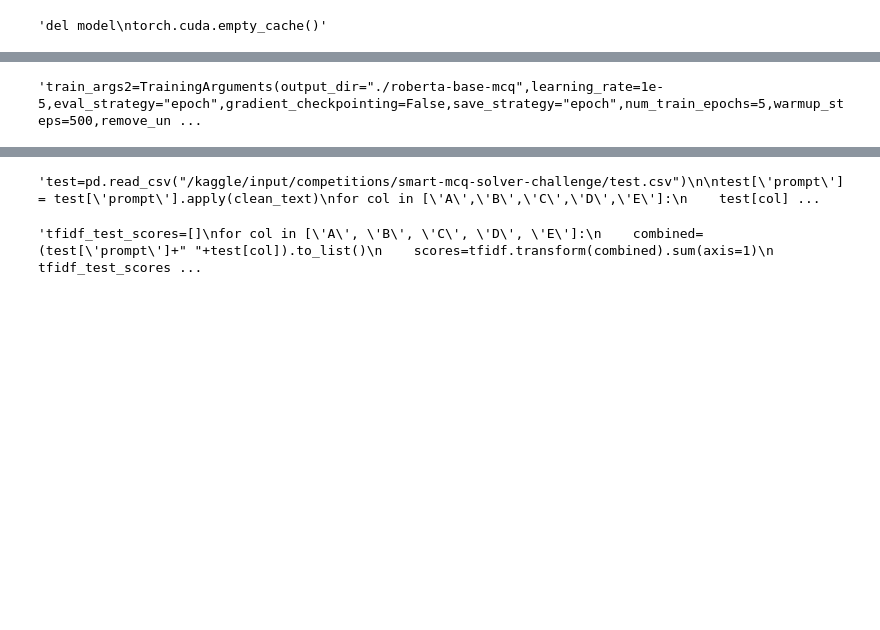
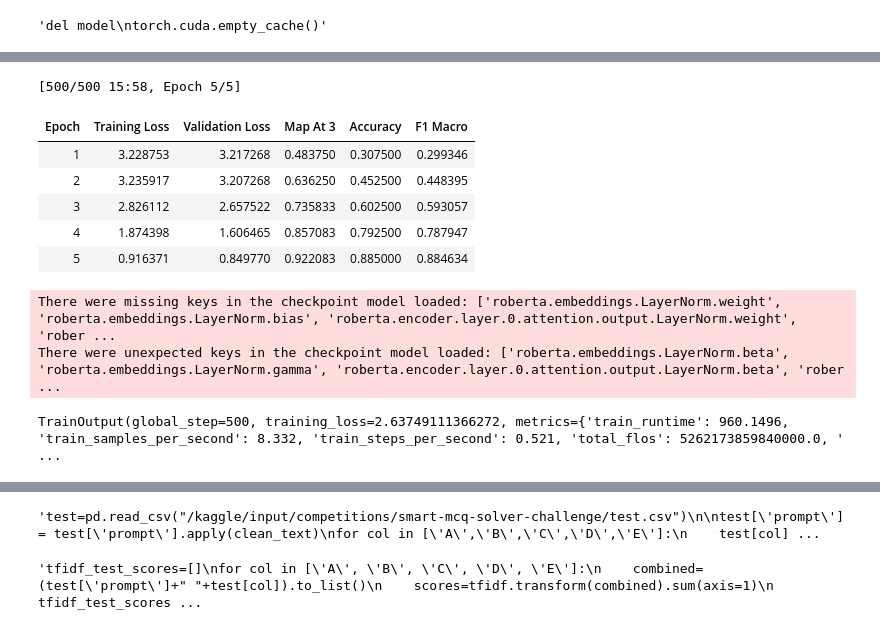
Before and after one commit to 24f2002314/DL-24f2002314-notebook-t22026, a Jupyter notebook: DL-24f2002314-notebook-t22026.ipynb, the cells around one changed output, grey strips where cells are left out. Saved outputs shown, nothing was run; the diff lists cells and outputs as text; code cells hidden in the pictures; blank space fills up the shorter version.

```diff
--- a/DL-24f2002314-notebook-t22026.ipynb
+++ b/DL-24f2002314-notebook-t22026.ipynb
@@ -813,8 +811,17 @@ TrainOutput(global_step=600, training_loss=1.42421143271029, metrics={'train_run
 # %%
-"""train_args2=TrainingArguments(output_dir="./roberta-base-mcq",learning_rate=1e-5,eval_strategy="epoch",gradient_checkpointing=False,save_strategy="epoch",num_train_epochs=5,warmup_steps=500,remove_unused_columns=False,max_grad_norm=1.0,
+train_args2=TrainingArguments(output_dir="./roberta-base-mcq",learning_rate=1e-5,eval_strategy="epoch",gradient_checkpointing=False,save_strategy="epoch",num_train_epochs=5,warmup_steps=500,remove_unused_columns=False,max_grad_norm=1.0,
                              fp16=False,weight_decay=0.01,logging_steps=10,metric_for_best_model="map_at_3",per_device_train_batch_size=8,per_device_eval_batch_size=8,load_best_model_at_end=True)
 
 trainer2=Trainer(model=model2,args=train_args2,train_dataset=processed_train2,eval_dataset=processed_val2,compute_metrics=compute_metrics)
-trainer2.train()"""
+trainer2.train()
 # %% [output]
-'train_args2=TrainingArguments(output_dir="./roberta-base-mcq",learning_rate=1e-5,eval_strategy="epoch",gradient_checkpointing=False,save_strategy="epoch",num_train_epochs=5,warmup_steps=500,remove_un ...
+[500/500 15:58, Epoch 5/5]
+| Epoch | Training Loss | Validation Loss | Map At 3 | Accuracy | F1 Macro |
+| 1 | 3.228753 | 3.217268 | 0.483750 | 0.307500 | 0.299346 |
+| 2 | 3.235917 | 3.207268 | 0.636250 | 0.452500 | 0.448395 |
+| 3 | 2.826112 | 2.657522 | 0.735833 | 0.602500 | 0.593057 |
+| 4 | 1.874398 | 1.606465 | 0.857083 | 0.792500 | 0.787947 |
+| 5 | 0.916371 | 0.849770 | 0.922083 | 0.885000 | 0.884634 |
+There were missing keys in the checkpoint model loaded: ['roberta.embeddings.LayerNorm.weight', 'roberta.embeddings.LayerNorm.bias', 'roberta.encoder.layer.0.attention.output.LayerNorm.weight', 'rober ...
+There were unexpected keys in the checkpoint model loaded: ['roberta.embeddings.LayerNorm.beta', 'roberta.embeddings.LayerNorm.gamma', 'roberta.encoder.layer.0.attention.output.LayerNorm.beta', 'rober ...
+TrainOutput(global_step=500, training_loss=2.63749111366272, metrics={'train_runtime': 960.1496, 'train_samples_per_second': 8.332, 'train_steps_per_second': 0.521, 'total_flos': 5262173859840000.0, ' ...
```
Also changed, not shown: parts of 13 cells of this notebook.
